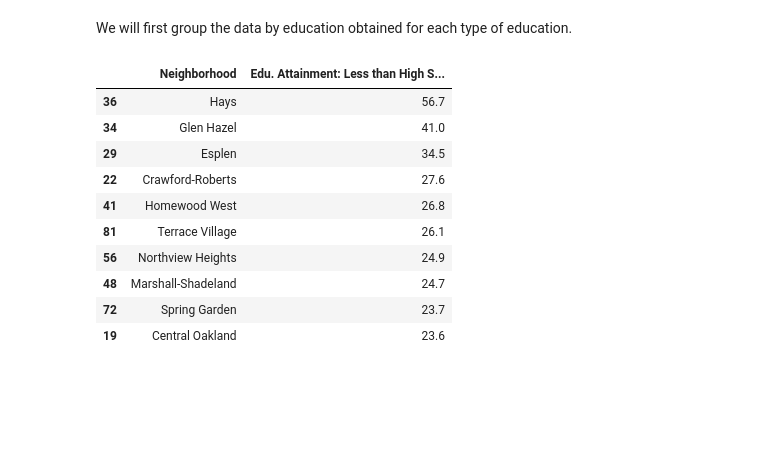
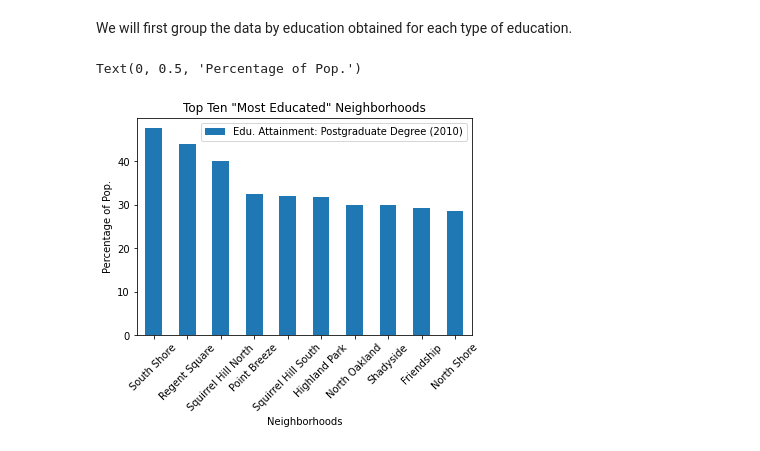
Before and after one commit to Carson606/Final-Project, a Jupyter notebook: Final_Project.ipynb, the cells around one changed output. Saved outputs shown, nothing was run; the diff lists cells and outputs as text; code cells hidden in the pictures; blank space fills up the shorter version.

Commit message:
Finished first batch of data analysis

```diff
--- a/Final_Project.ipynb
+++ b/Final_Project.ipynb
@@ -36,30 +36,26 @@ edu_inc.head(10)
 # %% [markdown]
 We will first group the data by education obtained for each type of education.
 # %%
-edu_lths = edu_inc.loc[:,["Neighborhood", "Edu. Attainment: Less than High School (2010)"]]
+edu_lths = edu_inc.loc[:,["Neighborhood", "Edu. Attainment: Postgraduate Degree (2010)"]]
 
 #Drop NaN values, and reindex
 edu_lths = edu_lths.dropna()
 edu_lths.reset_index(drop=True, inplace=True)
 
 #Convert % strings to numerical data
 for x in range(len(edu_lths)):
 
     #change that value to a float
-    edu_lths.loc[x, "Edu. Attainment: Less than High School (2010)"] = float(edu_lths.loc[x, "Edu. Attainment: Less than High School (2010)"].split("%")[0])
+    edu_lths.loc[x, "Edu. Attainment: Postgraduate Degree (2010)"] = float(edu_lths.loc[x, "Edu. Attainment: Postgraduate Degree (2010)"].split("%")[0])
 
-#Sort the data
-edu_lths = edu_lths.sort_values(by="Edu. Attainment: Less than High School (2010)", ascending=False)
-edu_lths.head(10)
+#Sort the data and get the top ten "Most Educated" neighborhoods
+edu_lths = edu_lths.sort_values(by="Edu. Attainment: Postgraduate Degree (2010)", ascending=False)
+edu_lths_topten = edu_lths.head(10)
+
+#Create the graph
+graph_1 = edu_lths_topten.plot(kind="bar", title="Top Ten \"Most Educated\" Neighborhoods", x="Neighborhood", rot=45)
+graph_1.set_xlabel("Neighborhoods")
+graph_1.set_ylabel("Percentage of Pop.")
 # %% [output]
-|  | Neighborhood | Edu. Attainment: Less than High S... |
-| 36 | Hays | 56.7 |
-| 34 | Glen Hazel | 41.0 |
-| 29 | Esplen | 34.5 |
-| 22 | Crawford-Roberts | 27.6 |
-| 41 | Homewood West | 26.8 |
-| 81 | Terrace Village | 26.1 |
-| 56 | Northview Heights | 24.9 |
-| 48 | Marshall-Shadeland | 24.7 |
-| 72 | Spring Garden | 23.7 |
-| 19 | Central Oakland | 23.6 |
+Text(0, 0.5, 'Percentage of Pop.')
+[figure, added]
```
Also changed, not shown: parts of 4 cells of this notebook, 6 other files.
